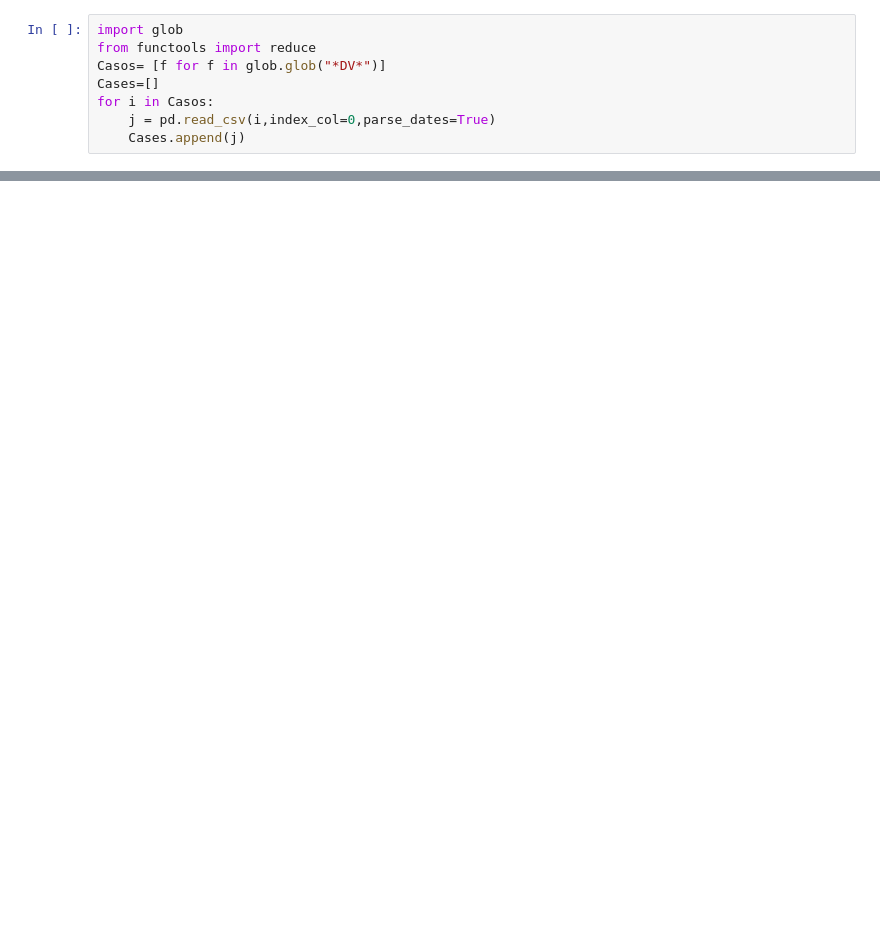
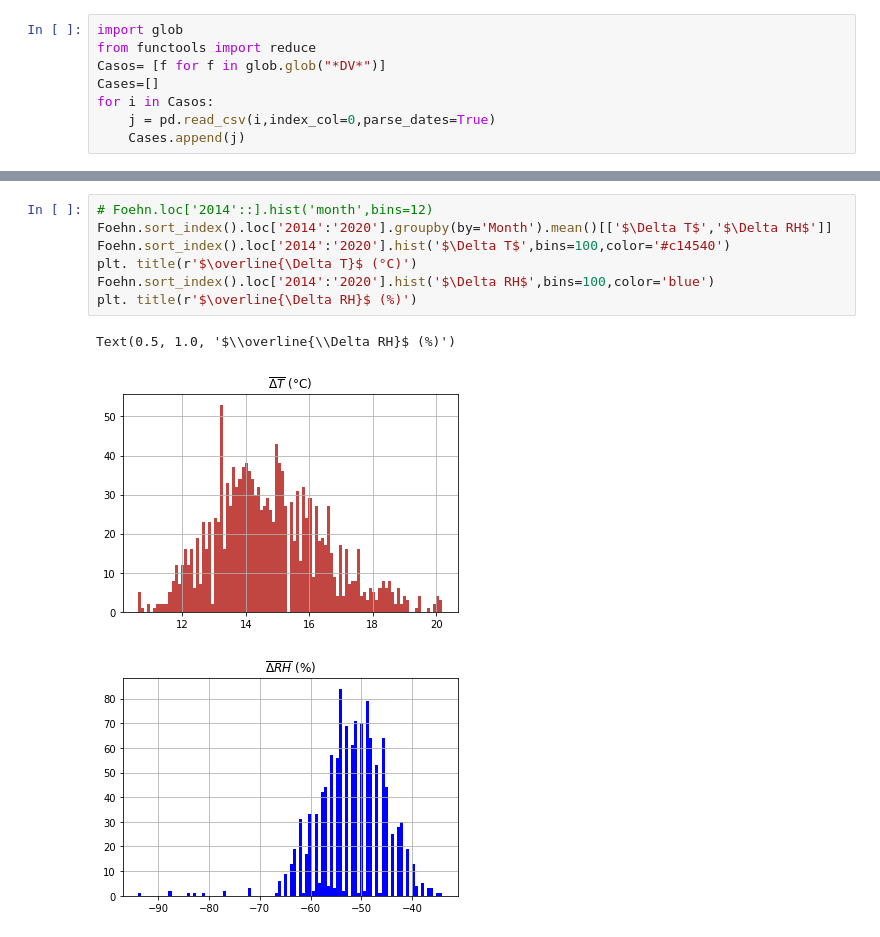
Before and after one commit to SaraFraija/FoehnColombia, a Jupyter notebook: AlgoritmoDEFINITIVOpaper.ipynb, the cells around one changed output, grey strips where cells are left out. Saved outputs shown, nothing was run; the diff lists cells and outputs as text; blank space fills up the shorter version.

```diff
--- a/AlgoritmoDEFINITIVOpaper.ipynb
+++ b/AlgoritmoDEFINITIVOpaper.ipynb
@@ -262,0 +272,11 @@ Foehn['2018-07-14']
+# %%
+# Foehn.loc['2014'::].hist('month',bins=12)
+Foehn.sort_index().loc['2014':'2020'].groupby(by='Month').mean()[['$\Delta T$','$\Delta RH$']]
+Foehn.sort_index().loc['2014':'2020'].hist('$\Delta T$',bins=100,color='#c14540')
+plt. title(r'$\overline{\Delta T}$ (°C)')
+Foehn.sort_index().loc['2014':'2020'].hist('$\Delta RH$',bins=100,color='blue')
+plt. title(r'$\overline{\Delta RH}$ (%)')
+# %% [output]
+Text(0.5, 1.0, '$\\overline{\\Delta RH}$ (%)')
+[figure, added]
+[figure, added]
```
Also changed, not shown: parts of 19 cells of this notebook.
